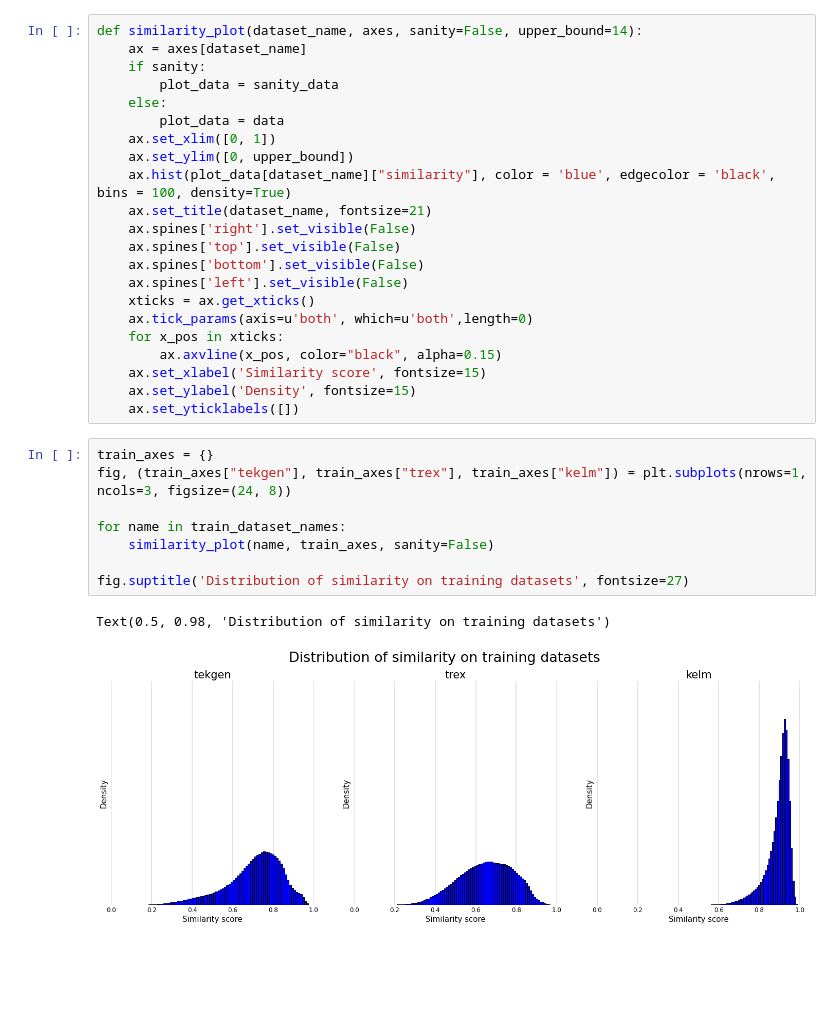
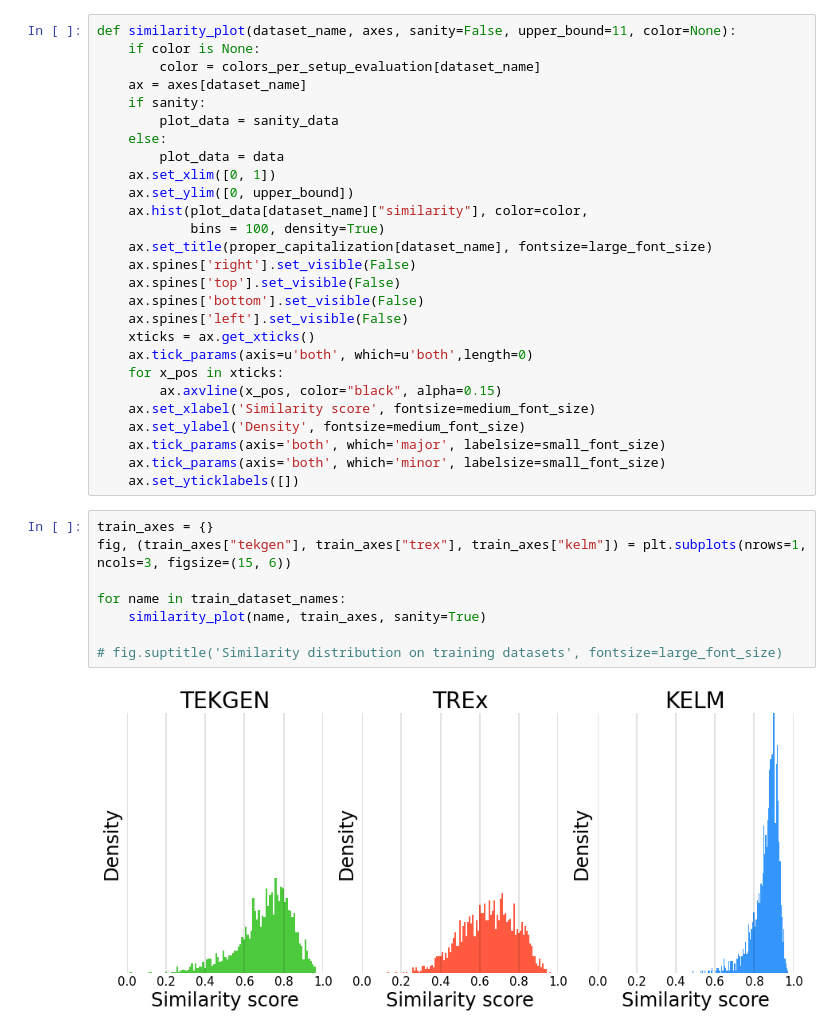
Before and after one commit to TevenLeScao/tetraencoder, a Jupyter notebook: paper/plotting_notebooks/similarity_distributions.ipynb, the cells around one changed output. Cells and saved outputs as stored; diff of their text form; blank space fills up the shorter version.

```diff
--- a/paper/plotting_notebooks/similarity_distributions.ipynb
+++ b/paper/plotting_notebooks/similarity_distributions.ipynb
@@ -28,7 +29,9 @@ Reusing dataset json (/home/teven/.cache/huggingface/datasets/json/default-80ea7
 Using custom data configuration default-b6543c05e542f952
 Reusing dataset json (/home/teven/.cache/huggingface/datasets/json/default-b6543c05e542f952/0.0.0/ac0ca5f5289a6cf108e706efcf040422dbbfa8e658dee6a819f20d76bb84d26b)
 # %%
-def similarity_plot(dataset_name, axes, sanity=False, upper_bound=14):
+def similarity_plot(dataset_name, axes, sanity=False, upper_bound=11, color=None):
+    if color is None:
+        color = colors_per_setup_evaluation[dataset_name]
     ax = axes[dataset_name]
     if sanity:
         plot_data = sanity_data
@@ -36,8 +39,9 @@ def similarity_plot(dataset_name, axes, sanity=False, upper_bound=14):
         plot_data = data
     ax.set_xlim([0, 1])
     ax.set_ylim([0, upper_bound])
-    ax.hist(plot_data[dataset_name]["similarity"], color = 'blue', edgecolor = 'black', bins = 100, density=True)
-    ax.set_title(dataset_name, fontsize=21)
+    ax.hist(plot_data[dataset_name]["similarity"], color=color,
+            bins = 100, density=True)
+    ax.set_title(proper_capitalization[dataset_name], fontsize=large_font_size)
     ax.spines['right'].set_visible(False)
     ax.spines['top'].set_visible(False)
     ax.spines['bottom'].set_visible(False)
@@ -46,19 +50,20 @@ def similarity_plot(dataset_name, axes, sanity=False, upper_bound=14):
     ax.tick_params(axis=u'both', which=u'both',length=0)
     for x_pos in xticks:
         ax.axvline(x_pos, color="black", alpha=0.15)
-    ax.set_xlabel('Similarity score', fontsize=15)
-    ax.set_ylabel('Density', fontsize=15)
+    ax.set_xlabel('Similarity score', fontsize=medium_font_size)
+    ax.set_ylabel('Density', fontsize=medium_font_size)
+    ax.tick_params(axis='both', which='major', labelsize=small_font_size)
+    ax.tick_params(axis='both', which='minor', labelsize=small_font_size)
     ax.set_yticklabels([])
 # %%
 train_axes = {}
-fig, (train_axes["tekgen"], train_axes["trex"], train_axes["kelm"]) = plt.subplots(nrows=1, ncols=3, figsize=(24, 8))
+fig, (train_axes["tekgen"], train_axes["trex"], train_axes["kelm"]) = plt.subplots(nrows=1, ncols=3, figsize=(15, 6))
 
 for name in train_dataset_names:
-    similarity_plot(name, train_axes, sanity=False)
+    similarity_plot(name, train_axes, sanity=True)
 
-fig.suptitle('Distribution of similarity on training datasets', fontsize=27)
+# fig.suptitle('Similarity distribution on training datasets', fontsize=large_font_size)
 # %% [output]
-Text(0.5, 0.98, 'Distribution of similarity on training datasets')
-[figure, old version]
+[figure, new version]
 # %%
 test_axes = {}
```
Also changed, not shown: parts of 3 cells of this notebook, 5 other files.
